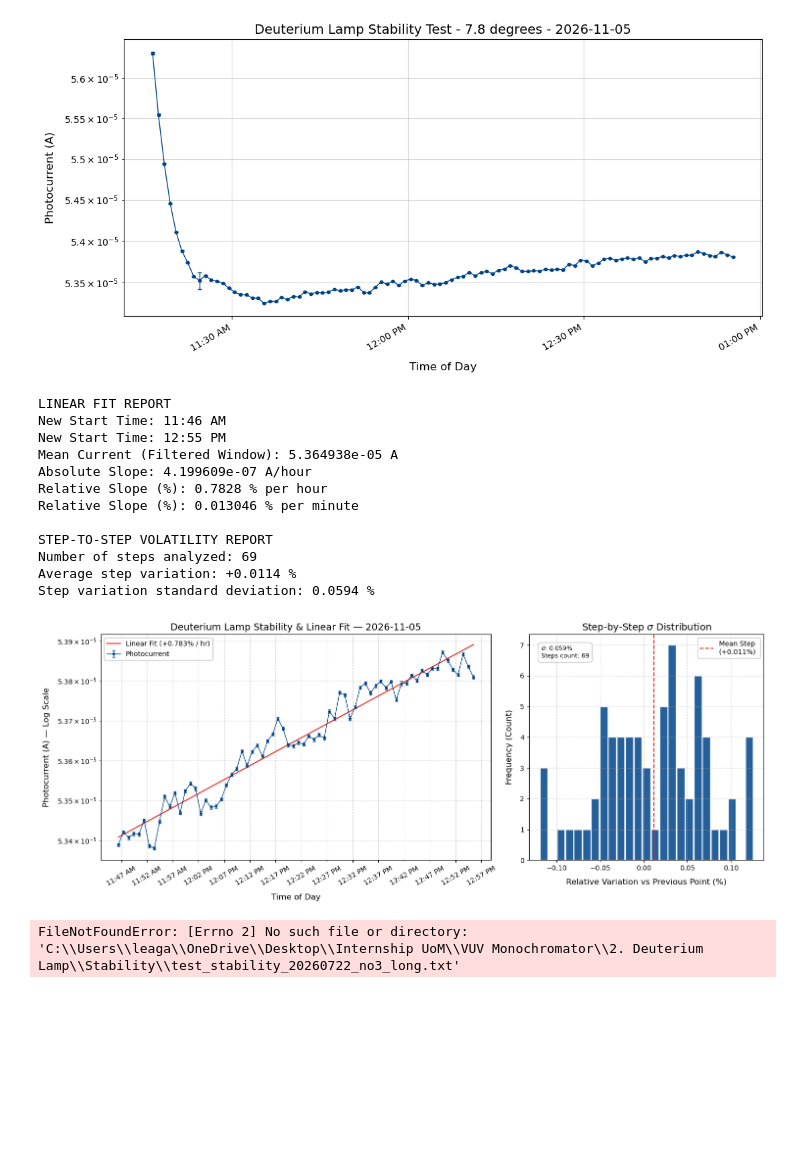
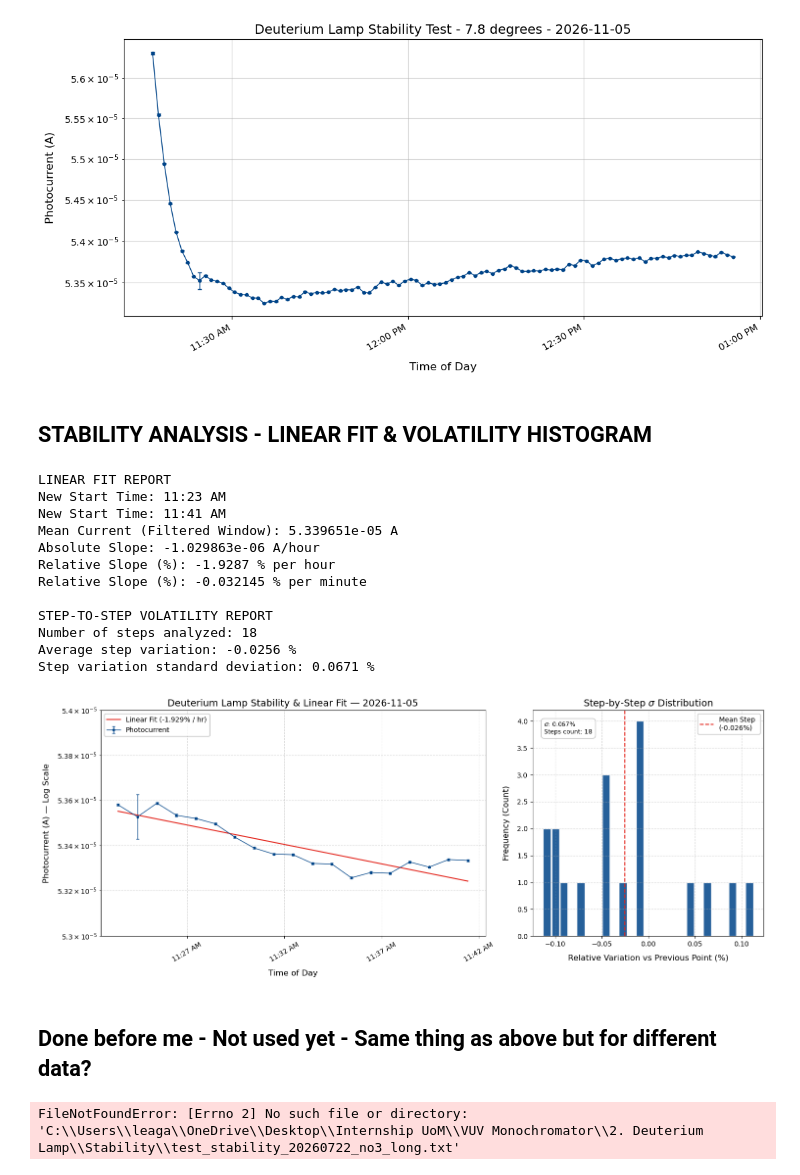
Before and after one commit to laughtonmichael2004-hue/lea-summer_2026_Internship, a Jupyter notebook: 2. Deuterium Lamp/Deuterium Lamp Analysis Code.ipynb, the cells around one changed output. Drawn from its saved outputs; the diff is of its cells as text; code cells hidden in the pictures; blank space fills up the shorter version.

Commit message:
plotting and added markdown to the lamp analysis

```diff
--- a/2. Deuterium Lamp/Deuterium Lamp Analysis Code.ipynb
+++ b/2. Deuterium Lamp/Deuterium Lamp Analysis Code.ipynb
@@ -1326,6 +1289,8 @@ STABILITY REPORT
 Total Duration: 1.65 hours
 Global Mean Photocurrent: 5.366504e-05 A
 [figure]
+# %% [markdown]
+## STABILITY ANALYSIS - LINEAR FIT & VOLATILITY HISTOGRAM
 # %%
 # STABILITY ANALYSIS - LINEAR FIT & VOLATILITY HISTOGRAM
 # Note this has errorbars and filtered window twice... easy to change back.
@@ -1342,8 +1307,8 @@ df['timestamp'] = pd.to_datetime(df['timestamp'])
 
 # FILTER DATA (Start at 10:25 AM, when lamp is "stable")
 # Cannot be bothered to figure out the times... use like 30
-df_filtered = df[df['t_min'] >= 30.0].copy()
-df_filtered = df_filtered[df_filtered['t_min'] <= 1000.0].copy() # cuts off the step seen at the end...
+df_filtered = df[df['t_min'] >= 7.0].copy()
+df_filtered = df_filtered[df_filtered['t_min'] <= 25.0].copy() # cuts off the step seen at the end...
 
 # CALCULATE LINEAR FIT & SLOPE IN %
 # Convert filtered timestamps to numerical minutes/hours from the new start point
@@ -1392,7 +1357,7 @@ ax1.errorbar(df_filtered['timestamp'], current_vals, yerr=current_stds, color='#
 ax1.plot(df_filtered['timestamp'], fit_line, color='#e32219', linestyle='-', linewidth=1.5,
          label=f'Linear Fit ({slope_pct_per_hour:+.3f}% / hr)')
 
-
+ax1.set_ylim(5.3e-5, 5.4e-5)
 ax1.set_title(f'Deuterium Lamp Stability & Linear Fit — {experiment_date}', fontsize=14)
 ax1.set_xlabel('Time of Day', fontsize=12, labelpad=10)
 ax1.set_ylabel('Photocurrent (A) — Log Scale', fontsize=12, labelpad=10)
@@ -1404,43 +1369,45 @@ ax1.xaxis.set_major_locator(mdates.MinuteLocator(interval=5))
 ax1.tick_params(axis='x', rotation=30)
 ax1.legend(loc='upper left', frameon=True, edgecolor='#b0b0b0')
 
 # RIGHT PLOT: Short-term Step Volatility Histogram
 counts, bins, patches = ax2.hist(relative_diffs_pct, bins=25, color='#004488',
                                  edgecolor='white', alpha=0.85, rwidth=0.9)
 ax2.axvline(mean_step, color='#e32219', linestyle='--', linewidth=1.5,
            label=f'Mean Step \n({mean_step:+.3f}%)')
 
 ax2.set_title('Step-by-Step $\\sigma$ Distribution', fontsize=14)
 ax2.set_xlabel('Relative Variation vs Previous Point (%)', fontsize=12, labelpad=10)
 ax2.set_ylabel('Frequency (Count)', fontsize=12, labelpad=10)
 ax2.grid(True, linestyle='--', alpha=0.5, color='#b0b0b0')
 ax2.legend(loc='upper right', frameon=True, edgecolor='#b0b0b0')
 
 stats_box = f"$\\sigma$: {std_step:.3f}% \nSteps count: {len(relative_diffs_pct)}"
 ax2.text(0.05, 0.95, stats_box, transform=ax2.transAxes, fontsize=9,
          verticalalignment='top', bbox=dict(boxstyle='round,pad=0.5', facecolor='white', edgecolor='#b0b0b0', alpha=0.8))
 
 plt.tight_layout()
 
 #save_path = r"C:\Users\leaga\OneDrive\Desktop\Internship UoM\VUV Monochromator\2. Deuterium Lamp\Stability\stability_5.65deg_5min_intervals_20260721.png"
 #os.makedirs(os.path.dirname(save_path), exist_ok=True)
 #plt.savefig("D2lamp_128nm_stability_volatility_report.png", dpi=600, bbox_inches='tight')
 
 plt.show()
 # %% [output]
 LINEAR FIT REPORT
-New Start Time: 11:46 AM
-New Start Time: 12:55 PM
-Mean Current (Filtered Window): 5.364938e-05 A
-Absolute Slope: 4.199609e-07 A/hour
-Relative Slope (%): 0.7828 % per hour
-Relative Slope (%): 0.013046 % per minute
+New Start Time: 11:23 AM
+New Start Time: 11:41 AM
+Mean Current (Filtered Window): 5.339651e-05 A
+Absolute Slope: -1.029863e-06 A/hour
+Relative Slope (%): -1.9287 % per hour
+Relative Slope (%): -0.032145 % per minute
 
 STEP-TO-STEP VOLATILITY REPORT
-Number of steps analyzed: 69
-Average step variation: +0.0114 %
-Step variation standard deviation: 0.0594 %
+Number of steps analyzed: 18
+Average step variation: -0.0256 %
+Step variation standard deviation: 0.0671 %
-[figure, old version]
+[figure, new version]
+# %% [markdown]
+## Done before me - Not used yet - Same thing as above but for different data?
 # %%
 # SAME THING - DATA TAKEN 2026/07/22
 
```
Also changed, not shown: parts of 18 cells of this notebook, 7 other files.
